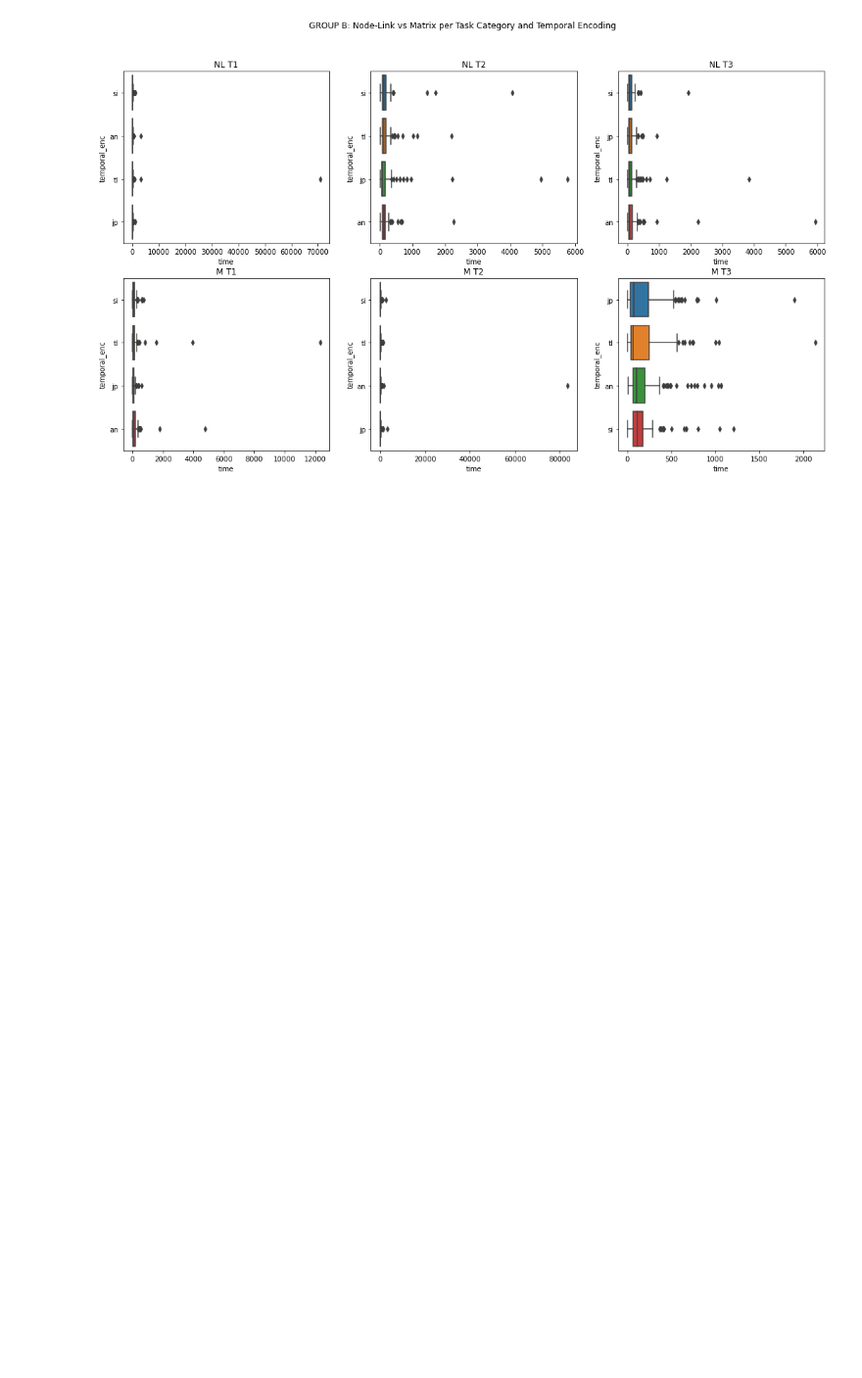
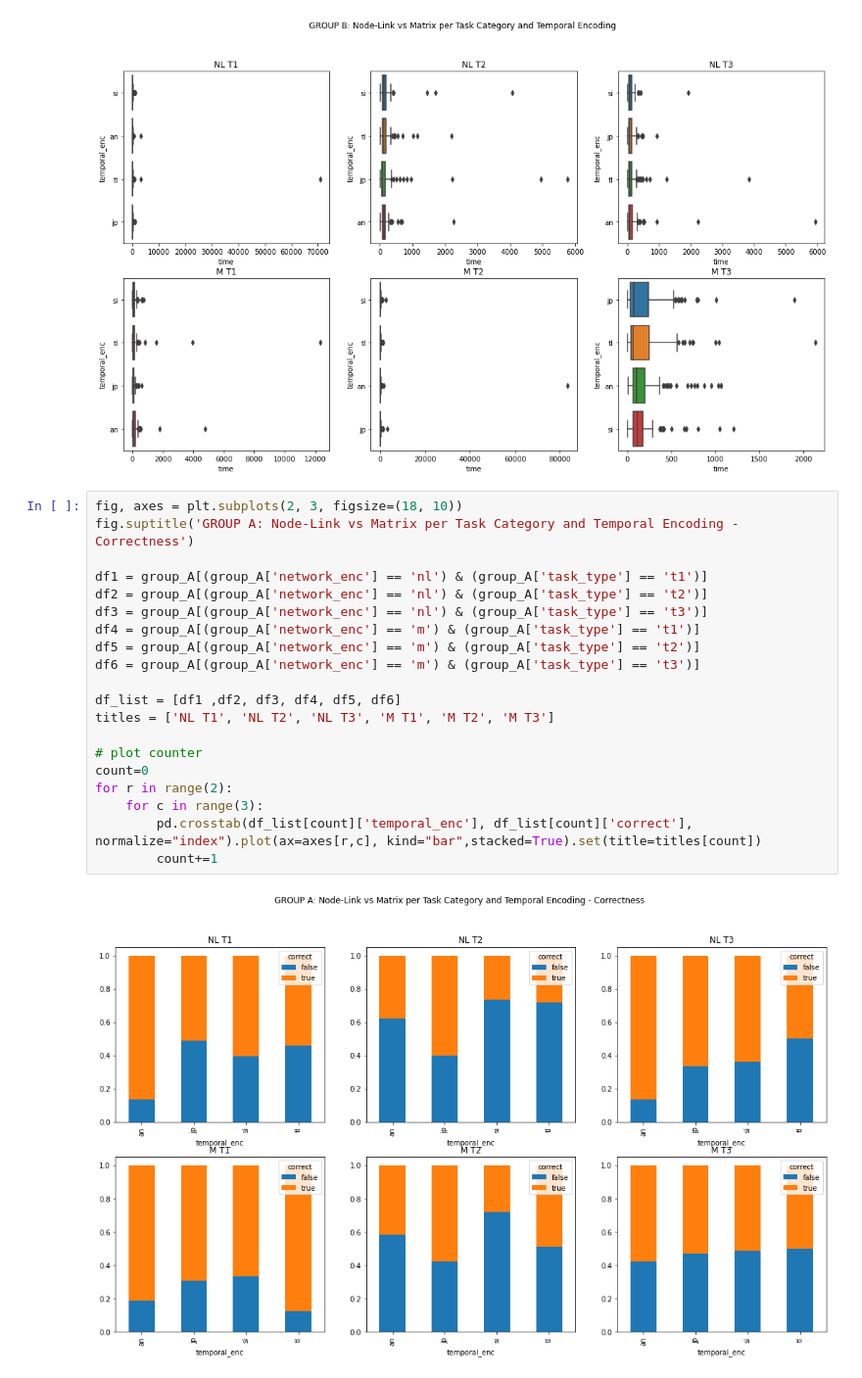
Before and after one commit to velitchko/graph-vis-evaluation-ext, a Jupyter notebook: python/Data Groups.ipynb, the cells around one changed output. Shown: that part at 98% size. Cells and saved outputs as stored; diff of their text form; blank space fills up the shorter version.

```diff
--- a/python/Data Groups.ipynb
+++ b/python/Data Groups.ipynb
@@ -176,3 +176,25 @@ sns.boxplot(ax=axes[1, 2], data=group_B[(group_B['network_enc'] == 'm') & (group
 # %% [output]
 [Text(0.5, 1.0, 'M T3')]
 [figure]
+# %%
+fig, axes = plt.subplots(2, 3, figsize=(18, 10))
+fig.suptitle('GROUP A: Node-Link vs Matrix per Task Category and Temporal Encoding - Correctness')
+
+df1 = group_A[(group_A['network_enc'] == 'nl') & (group_A['task_type'] == 't1')]
+df2 = group_A[(group_A['network_enc'] == 'nl') & (group_A['task_type'] == 't2')]
+df3 = group_A[(group_A['network_enc'] == 'nl') & (group_A['task_type'] == 't3')]
+df4 = group_A[(group_A['network_enc'] == 'm') & (group_A['task_type'] == 't1')]
+df5 = group_A[(group_A['network_enc'] == 'm') & (group_A['task_type'] == 't2')]
+df6 = group_A[(group_A['network_enc'] == 'm') & (group_A['task_type'] == 't3')]
+
+df_list = [df1 ,df2, df3, df4, df5, df6]
+titles = ['NL T1', 'NL T2', 'NL T3', 'M T1', 'M T2', 'M T3']
+
+# plot counter
+count=0
+for r in range(2):
+    for c in range(3):
+        pd.crosstab(df_list[count]['temporal_enc'], df_list[count]['correct'], normalize="index").plot(ax=axes[r,c], kind="bar",stacked=True).set(title=titles[count])
+        count+=1
+# %% [output]
+[figure, added]
```
Also changed, not shown: parts of 5 cells of this notebook.
